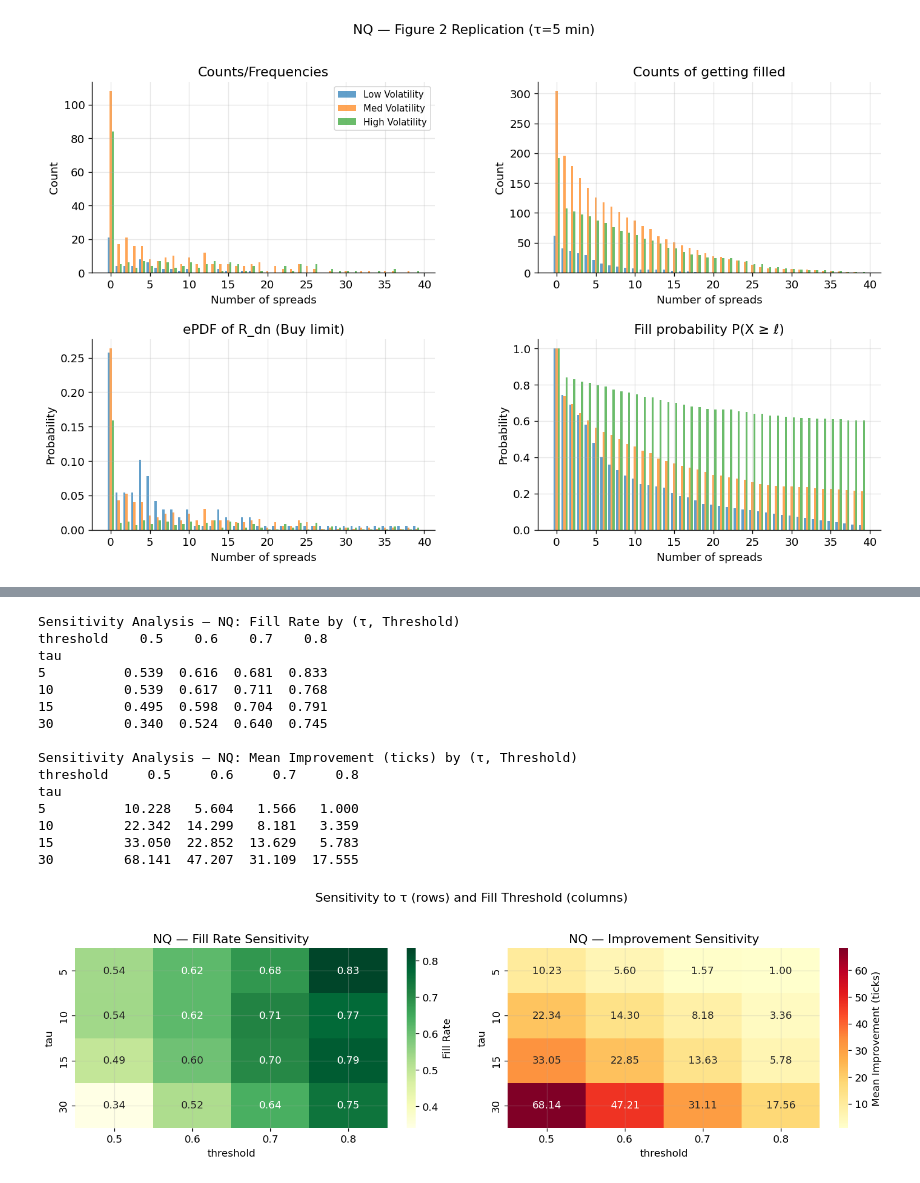
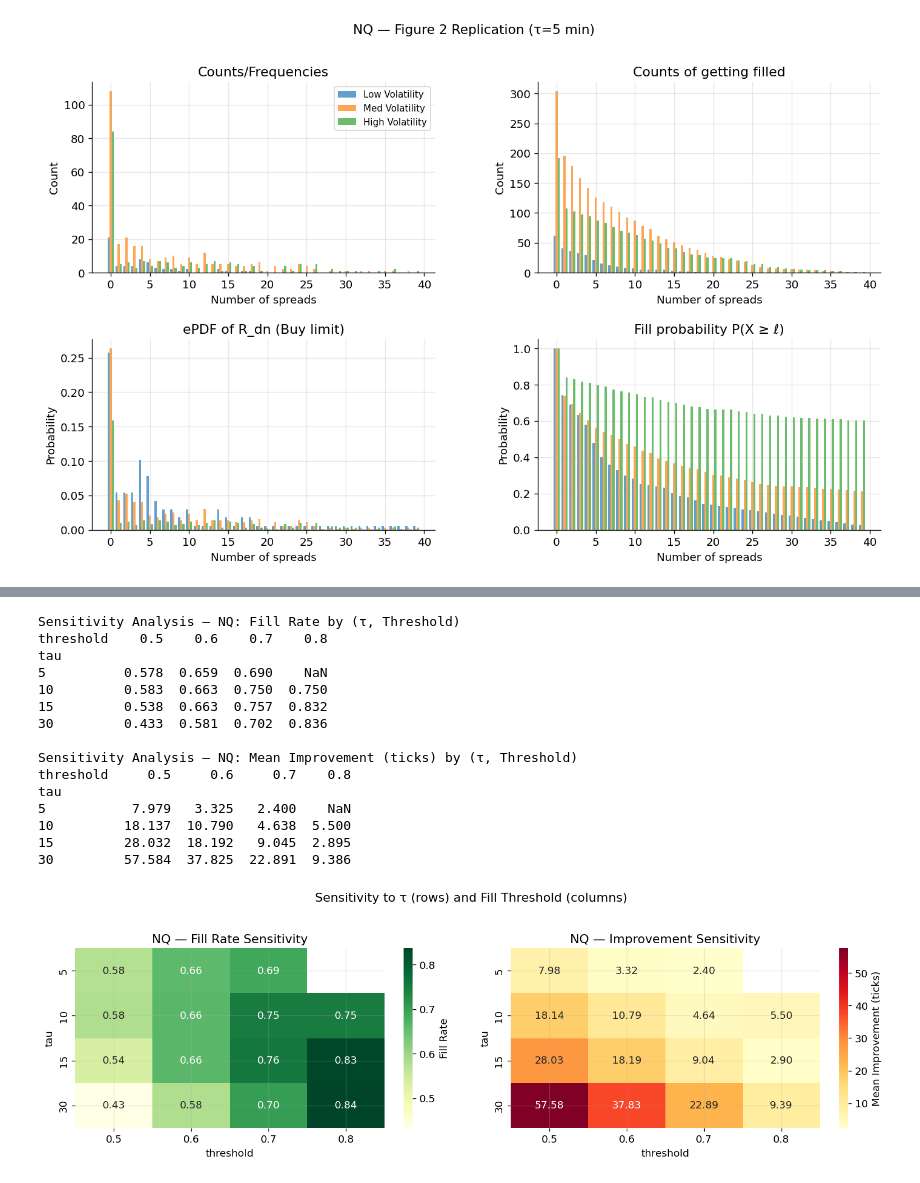
Before and after one commit to lysanderzhang/monte-carlo-project-group, a Jupyter notebook: order_execution.ipynb, the cells around one changed output, grey strips where cells are left out. Cells and saved outputs as stored; diff of their text form; code cells hidden in the pictures.

```diff
--- a/order_execution.ipynb
+++ b/order_execution.ipynb
@@ -816,6 +817,7 @@ def mc_simulate_execution(
     state: Tuple[int, int, int],
     direction: str,             # 'R_up' (sell limit) or 'R_dn' (buy limit)
     fill_prob_threshold: float  = FILL_PROB_THRESHOLD,
+    queue_haircut: float        = QUEUE_HAIRCUT,
     n_paths: int                = N_MC_PATHS,
     bootstrap_reps: int         = BOOTSTRAP_REPS,
     confidence: float           = MC_CONFIDENCE,
@@ -851,7 +853,7 @@ def mc_simulate_execution(
     samples = rng.choice(L, size=n_paths, p=pmf)   # simulated range excursions
 
     ell_grid       = np.arange(1, L)
-    fill_rates     = np.array([np.mean(samples >= ell) for ell in ell_grid])
+    fill_rates     = queue_haircut * np.array([np.mean(samples >= ell) for ell in ell_grid])
     # E[improvement | state, ell]: improvement = ell ticks if filled, 0 otherwise
     exp_improvement = ell_grid * fill_rates   # in ticks
 
@@ -871,8 +873,8 @@ def mc_simulate_execution(
             for i, ell in enumerate(ell_grid):
                 boot_fill_rates[b, i] = np.mean(boot_sample >= ell)
         alpha = (1 - confidence) / 2
-        ci_lo = np.percentile(boot_fill_rates, 100 * alpha,     axis=0)
-        ci_hi = np.percentile(boot_fill_rates, 100 * (1-alpha), axis=0)
+        ci_lo = queue_haircut * np.percentile(boot_fill_rates, 100 * alpha,     axis=0)
+        ci_hi = queue_haircut * np.percentile(boot_fill_rates, 100 * (1-alpha), axis=0)
 
     # ── 3. Optimal limit level selection ──
     feasible = np.where(fill_rates >= fill_prob_threshold)[0]
@@ -902,6 +904,7 @@ def build_mc_frontier_cache(
     n_states: int = N_STATES,
     k_states: int = K_STATES,
     fill_prob_threshold: float = FILL_PROB_THRESHOLD,
+    queue_haircut: float = QUEUE_HAIRCUT,
 ) -> Dict[Tuple, Dict]:
     """
     Pre-compute MC simulation results for all (state, direction) combinations.
@@ -911,9 +914,11 @@ def build_mc_frontier_cache(
     for vs, ss, ds in product(range(m_states), range(n_states), range(k_states)):
         state = (vs, ss, ds)
         cache[(state, 'R_up')] = mc_simulate_execution(
-            store, state, 'R_up', fill_prob_threshold=fill_prob_threshold)
+            store, state, 'R_up', fill_prob_threshold=fill_prob_threshold,
+            queue_haircut=queue_haircut)
         cache[(state, 'R_dn')] = mc_simulate_execution(
-            store, state, 'R_dn', fill_prob_threshold=fill_prob_threshold)
+            store, state, 'R_dn', fill_prob_threshold=fill_prob_threshold,
+            queue_haircut=queue_haircut)
     return cache
 
 
@@ -1200,6 +1205,7 @@ def run_backtest(df: pd.DataFrame,
         open_px   = row['open']
         high_px   = row['high']
         low_px    = row['low']
+        close_px  = row['close']
 
         # Direction determines which ePDF to use
         direction = 'R_up' if signal == -1 else 'R_dn'   # sell→R_up, buy→R_dn
@@ -1220,6 +1226,7 @@ def run_backtest(df: pd.DataFrame,
             fill_price      = open_px
             filled          = True
             is_market_order = True
+            is_missed_limit = False
             improvement     = 0.0
         else:
             if signal == -1:   # Sell: place limit above open
@@ -1230,15 +1237,20 @@ def run_backtest(df: pd.DataFrame,
                 filled      = low_px  <= limit_price
 
             if filled:
-                fill_price  = limit_price
-                # Improvement = how much better than open (positive = good)
+                fill_price      = limit_price
+                is_missed_limit = False
                 if signal == -1:
                     improvement = (fill_price - open_px) / tick_size   # sold higher
                 else:
                     improvement = (open_px - fill_price) / tick_size   # bought lower
             else:
-                fill_price  = np.nan
-                improvement = 0.0   # unfilled: treat as market order (0 improvement)
+                # Missed limit: fall back to bar close as market execution proxy
+                fill_price      = close_px
+                is_missed_limit = True
+                if signal == -1:   # Sell at close instead of limit above open
+                    improvement = (close_px - open_px) / tick_size  # typically negative
+                else:              # Buy at close instead of limit below open
+                    improvement = (open_px - close_px) / tick_size  # typically negative
 
         records.append({
             'bar_time':            df.index[j],
@@ -1255,6 +1267,7 @@ def run_backtest(df: pd.DataFrame,
             'fill_price':          fill_price,
             'improvement_ticks':   improvement,
             'is_market_fallback':  is_market_order,
+            'is_missed_limit':     is_missed_limit,
         })
 
     if not records:
@@ -1262,6 +1275,7 @@ def run_backtest(df: pd.DataFrame,
             'signal', 'vol_state', 'sig_state', 'dir_state', 'state',
             'direction', 'open_price', 'limit_level_ticks', 'limit_price',
             'filled', 'fill_price', 'improvement_ticks', 'is_market_fallback',
+            'is_missed_limit',
         ])
     return pd.DataFrame(records).set_index('bar_time')
 
@@ -1530,19 +1577,25 @@ def run_pipeline(asset: str,
                                      m_states=n_states,
                                      n_states=n_states,
                                      k_states=n_states,
-                                     fill_prob_threshold=fill_threshold)
+                                     fill_prob_threshold=fill_threshold,
+                                     queue_haircut=QUEUE_HAIRCUT)
     _trades = run_backtest(_ohlc, _cache, _test_idx,
                            tick_size=tick,
                            fill_prob_threshold=fill_threshold)
 
     if _trades.empty:
-        return {'fill_rate': np.nan, 'mean_improvement': np.nan, 'n_trades': 0}
+        return {'fill_rate': np.nan, 'miss_rate': np.nan, 'mean_improvement': np.nan,
+                'mean_miss_cost': np.nan, 'net_improvement': np.nan, 'n_trades': 0}
 
-    lim = _trades[~_trades['is_market_fallback']]
-    fl  = lim[lim['filled']]
+    lim    = _trades[~_trades['is_market_fallback']]
+    fl     = lim[lim['filled']]
+    missed = lim[lim['is_missed_limit']]
     return {
         'fill_rate':        lim['filled'].mean() if len(lim) > 0 else np.nan,
+        'miss_rate':        lim['is_missed_limit'].mean() if len(lim) > 0 else np.nan,
         'mean_improvement': fl['improvement_ticks'].mean() if len(fl) > 0 else np.nan,
+        'mean_miss_cost':   missed['improvement_ticks'].mean() if len(missed) > 0 else np.nan,
+        'net_improvement':  lim['improvement_ticks'].mean() if len(lim) > 0 else np.nan,
         'n_trades':         len(lim),
     }
 
@@ -1569,43 +1622,43 @@ for tau_val in [5, 10, 15, 30]:
         })
 
 sens_df = pd.DataFrame(sens_results)
 
 print(f"Sensitivity Analysis — {ASSET}: Fill Rate by (τ, Threshold)")
 pivot_fill = sens_df.pivot(index='tau', columns='threshold', values='fill_rate')
 print(pivot_fill.round(3).to_string())
 
 print(f"\nSensitivity Analysis — {ASSET}: Mean Improvement (ticks) by (τ, Threshold)")
 pivot_impr = sens_df.pivot(index='tau', columns='threshold', values='mean_improvement')
 print(pivot_impr.round(3).to_string())
 
 # Heatmap
 fig, axes = plt.subplots(1, 2, figsize=(13, 4))
 sns.heatmap(pivot_fill,  annot=True, fmt='.2f', cmap='YlGn',
             ax=axes[0], cbar_kws={'label': 'Fill Rate'})
 sns.heatmap(pivot_impr, annot=True, fmt='.2f', cmap='YlOrRd',
             ax=axes[1], cbar_kws={'label': 'Mean Improvement (ticks)'})
 axes[0].set(title=f'{ASSET} — Fill Rate Sensitivity')
 axes[1].set(title=f'{ASSET} — Improvement Sensitivity')
 plt.suptitle('Sensitivity to τ (rows) and Fill Threshold (columns)', y=1.03)
 plt.tight_layout()
 plt.show()
 # %% [output]
 Sensitivity Analysis — NQ: Fill Rate by (τ, Threshold)
 threshold    0.5    0.6    0.7    0.8
 tau
-5          0.539  0.616  0.681  0.833
-10         0.539  0.617  0.711  0.768
-15         0.495  0.598  0.704  0.791
-30         0.340  0.524  0.640  0.745
+5          0.578  0.659  0.690    NaN
+10         0.583  0.663  0.750  0.750
+15         0.538  0.663  0.757  0.832
+30         0.433  0.581  0.702  0.836
 
 Sensitivity Analysis — NQ: Mean Improvement (ticks) by (τ, Threshold)
-threshold     0.5     0.6     0.7     0.8
+threshold     0.5     0.6     0.7    0.8
 tau
-5          10.228   5.604   1.566   1.000
-10         22.342  14.299   8.181   3.359
-15         33.050  22.852  13.629   5.783
-30         68.141  47.207  31.109  17.555
+5           7.979   3.325   2.400    NaN
+10         18.137  10.790   4.638  5.500
+15         28.032  18.192   9.045  2.895
+30         57.584  37.825  22.891  9.386
-[figure, old version]
+[figure, new version]
 # %%
 # ─────────────────────────────────────────────
 # SECTION 10e — CROSS-ASSET COMPARISON (NQ vs GC)
```
Also changed, not shown: parts of 6 cells of this notebook.
